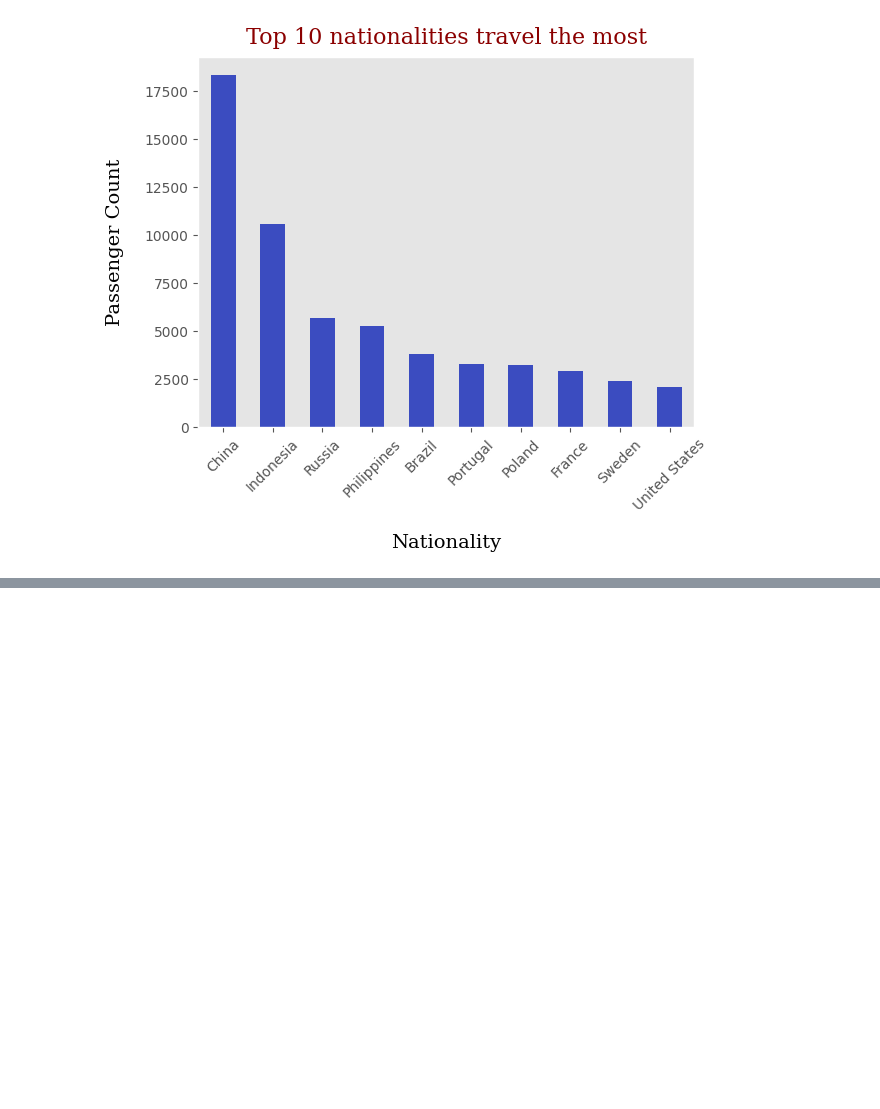
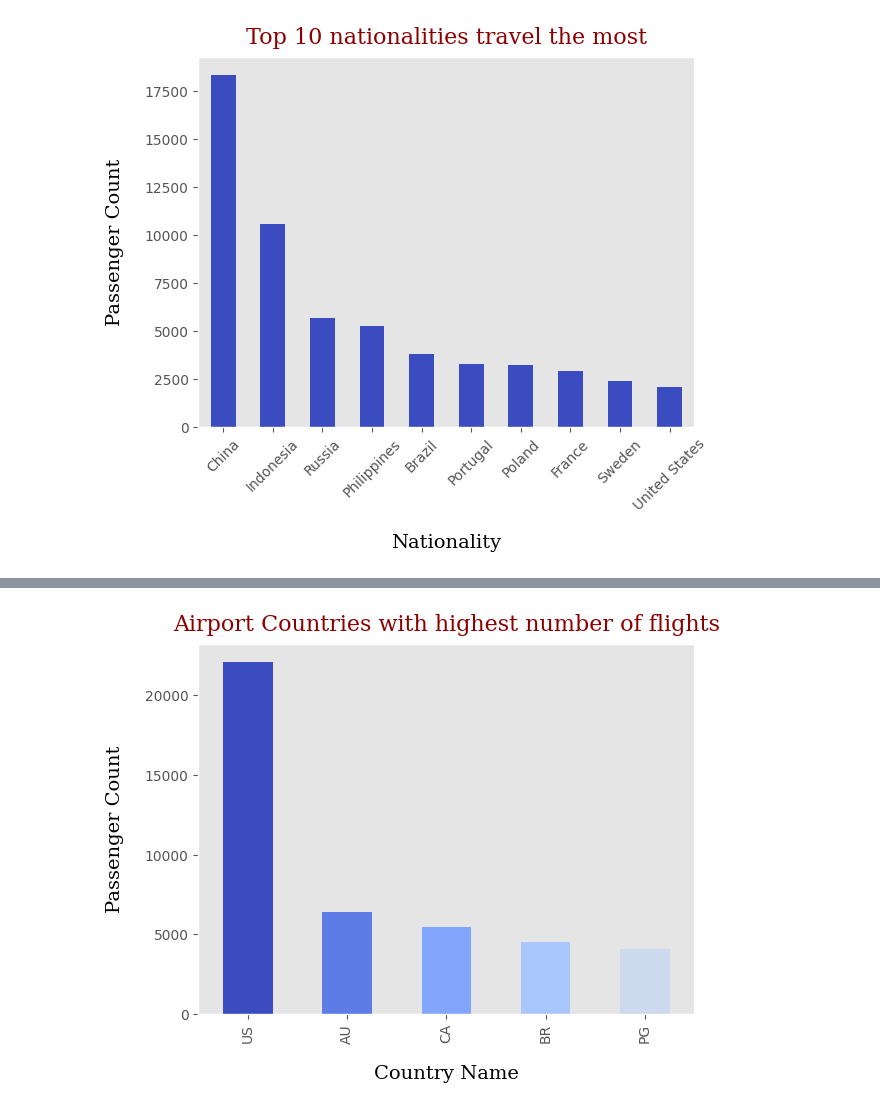
Before and after one commit to Shantnu-singh/Art-of-EDA, a Jupyter notebook: Passengers .ipynb, the cells around one changed output, grey strips where cells are left out. Cells and saved outputs as stored; diff of their text form; code cells hidden in the pictures; blank space fills up the shorter version.

```diff
--- a/Passengers .ipynb
+++ b/Passengers .ipynb
@@ -133,0 +144,14 @@ plt.show()
+# %%
+# Which airport countries have the highest number of flights?
+
+colors = cm.coolwarm(np.linspace(0, 1, 10))
+
+df.groupby("Airport Country Code")['Passenger ID'].count().sort_values(ascending= False)[:5].plot(kind= "bar" , color= colors)
+plt.title("Airport Countries with highest number of flights" , fontdict= titlefont , pad = 10 , loc="center")
+plt.xlabel("Country Name" , fontdict= lablefont , labelpad= 15)
+plt.ylabel("Passenger Count" , fontdict= lablefont , labelpad= 15)
+plt.xticks(rotation = 90)
+plt.grid(False)
+plt.show()
+# %% [output]
+[figure, added]
```
Also changed, not shown: parts of 7 cells of this notebook, 1 other file.
